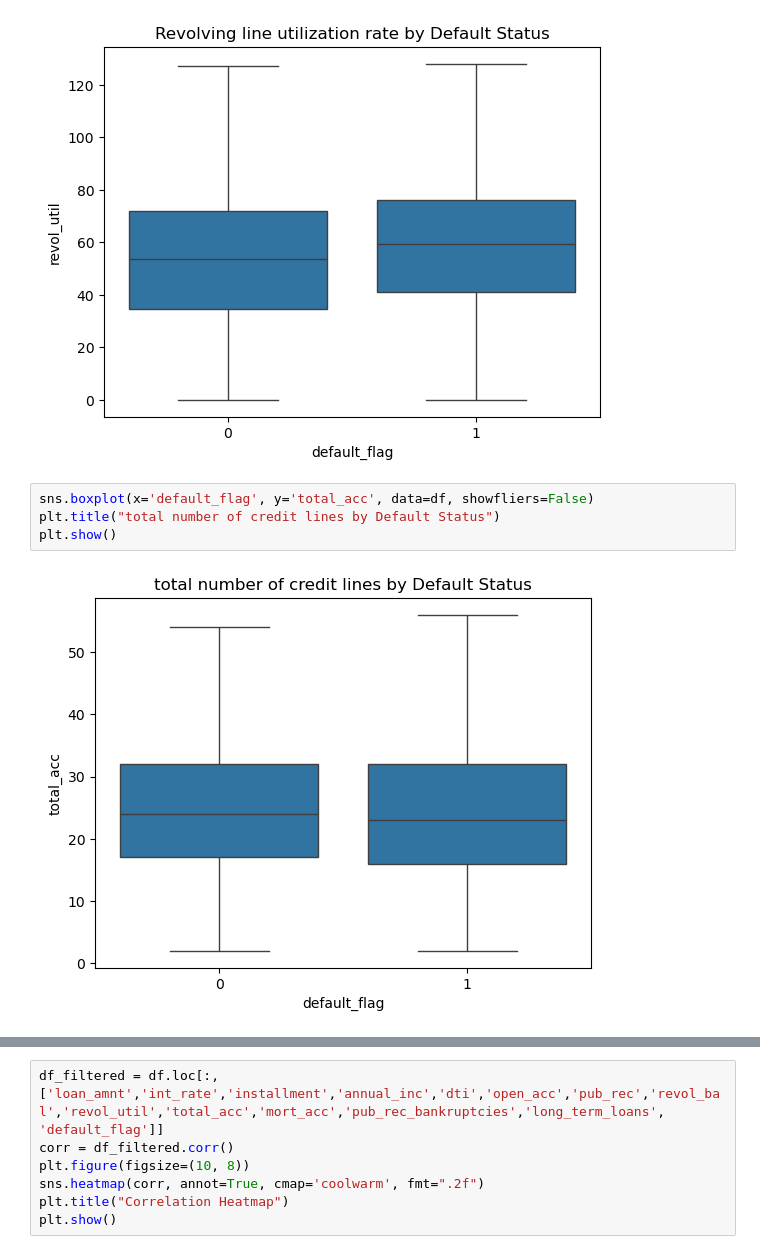
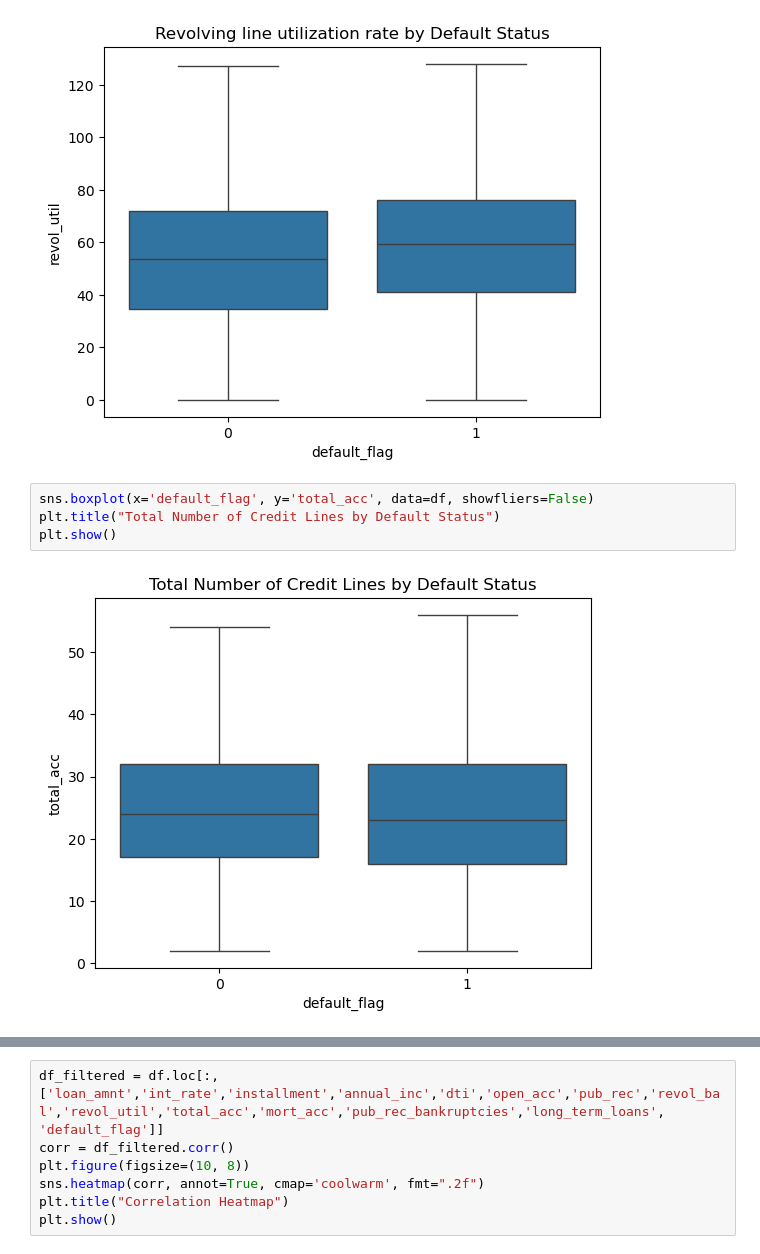
Before and after one commit to YangChen-analyst/lendingclub-default-risk, a Jupyter notebook: notebooks/02_statistical_analysis.ipynb, the cells around one changed output, grey strips where cells are left out. Cells and saved outputs as stored; diff of their text form.

```diff
--- a/notebooks/02_statistical_analysis.ipynb
+++ b/notebooks/02_statistical_analysis.ipynb
@@ -75,9 +75,9 @@ plt.show()
 [figure]
 # %%
 sns.boxplot(x='default_flag', y='total_acc', data=df, showfliers=False)
-plt.title("total number of credit lines by Default Status")
+plt.title("Total Number of Credit Lines by Default Status")
 plt.show()
 # %% [output]
-[figure, old version]
+[figure, new version]
 # %%
 sns.boxplot(x='default_flag', y='mort_acc', data=df, showfliers=False)
```
Also changed, not shown: parts of 4 cells of this notebook, 21 other files.
